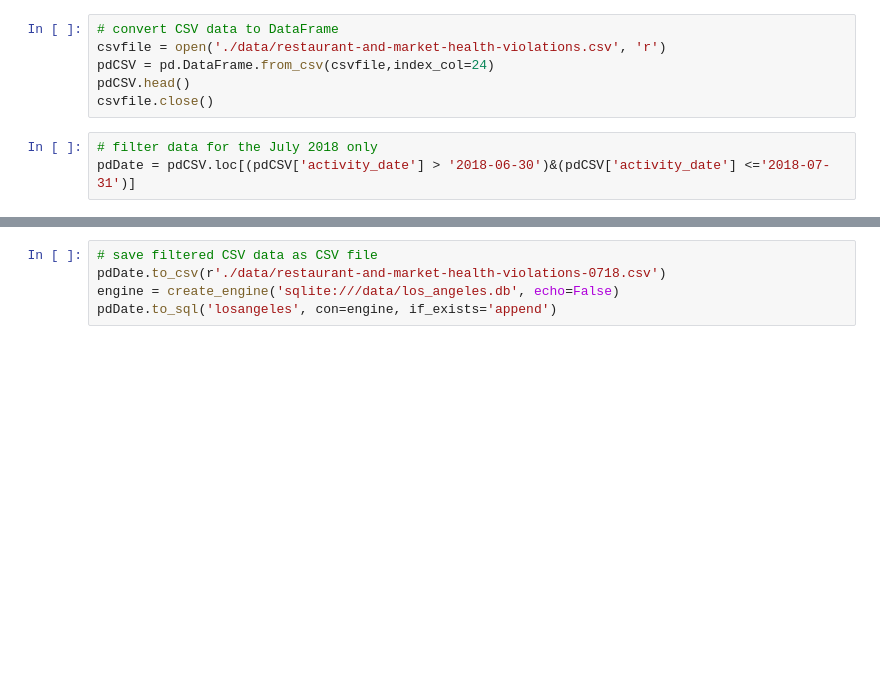
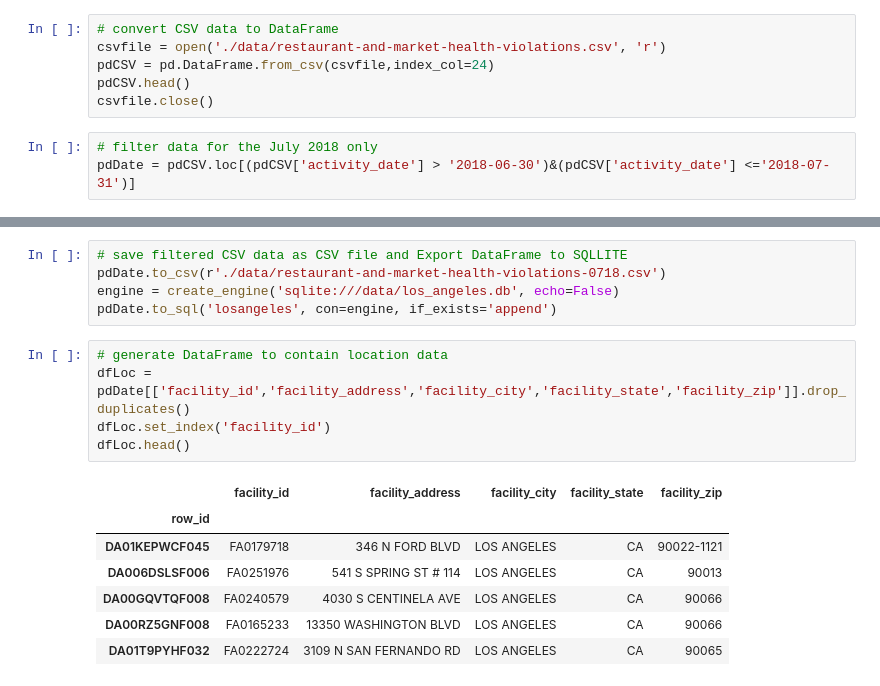
Before and after one commit to jorgepires311/LA-County-Restaurant-Market-Health, a Jupyter notebook: csvtodb.ipynb, the cells around one changed output, grey strips where cells are left out. Saved outputs shown, nothing was run; the diff lists cells and outputs as text; blank space fills up the shorter version.

```diff
--- a/csvtodb.ipynb
+++ b/csvtodb.ipynb
@@ -21,5 +34,18 @@ pdDate.to_json(r'./data/restaurant-and-market-health-violations.json', orient='r
 # %%
-# save filtered CSV data as CSV file
+# save filtered CSV data as CSV file and Export DataFrame to SQLLITE
 pdDate.to_csv(r'./data/restaurant-and-market-health-violations-0718.csv')
 engine = create_engine('sqlite:///data/los_angeles.db', echo=False)
 pdDate.to_sql('losangeles', con=engine, if_exists='append')
+# %%
+# generate DataFrame to contain location data
+dfLoc = pdDate[['facility_id','facility_address','facility_city','facility_state','facility_zip']].drop_duplicates()
+dfLoc.set_index('facility_id')
+dfLoc.head()
+# %% [output]
+|  | facility_id | facility_address | facility_city | facility_state | facility_zip |
+| row_id |  |  |  |  |  |
+| DA01KEPWCF045 | FA0179718 | 346 N FORD BLVD | LOS ANGELES | CA | 90022-1121 |
+| DA006DSLSF006 | FA0251976 | 541 S SPRING ST # 114 | LOS ANGELES | CA | 90013 |
+| DA00GQVTQF008 | FA0240579 | 4030 S CENTINELA AVE | LOS ANGELES | CA | 90066 |
+| DA00RZ5GNF008 | FA0165233 | 13350 WASHINGTON BLVD | LOS ANGELES | CA | 90066 |
+| DA01T9PYHF032 | FA0222724 | 3109 N SAN FERNANDO RD | LOS ANGELES | CA | 90065 |
```
Also changed, not shown: parts of 6 cells of this notebook.
